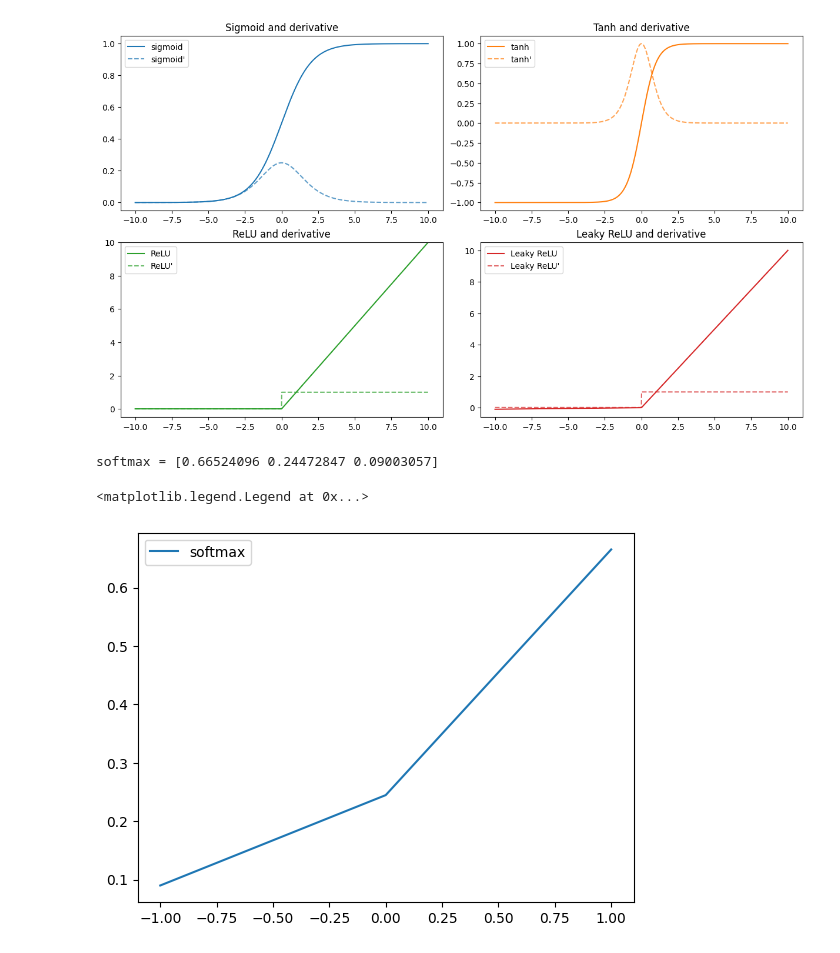
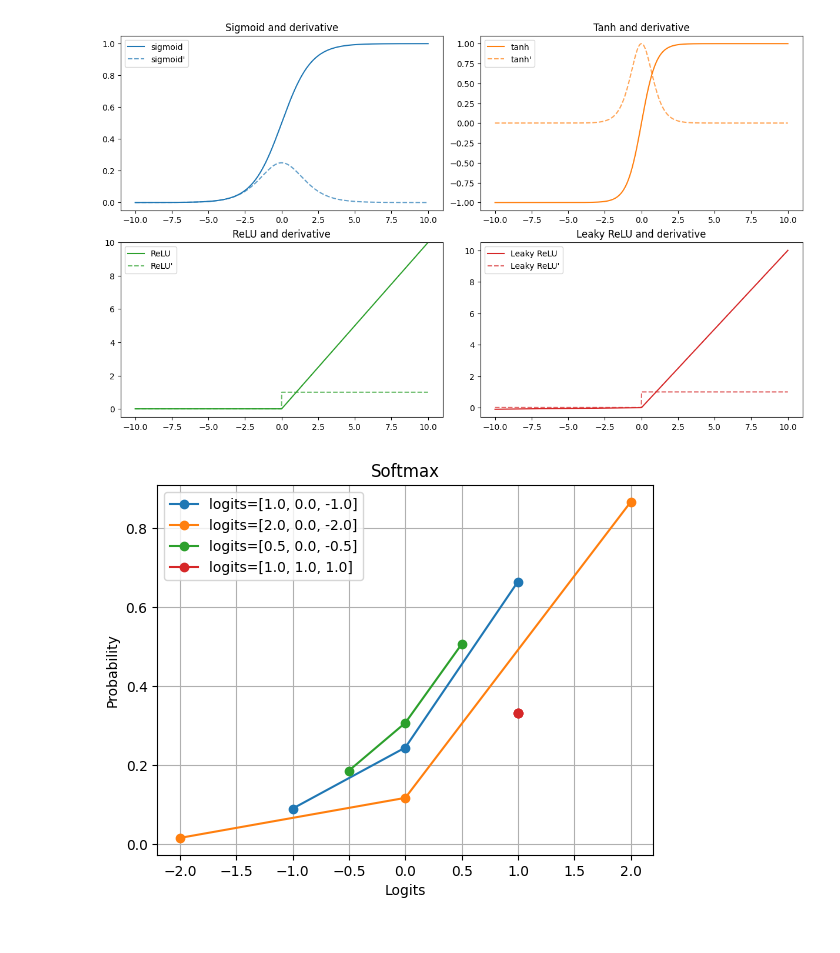
Before and after one commit to sanjaykn8/DL_Lab, a Jupyter notebook: ex1/1-1.ipynb, the cells around one changed output. Drawn from its saved outputs; the diff is of its cells as text; code cells hidden in the pictures.

```diff
--- a/ex1/1-1.ipynb
+++ b/ex1/1-1.ipynb
@@ -77,14 +77,22 @@ def plots():
 plots()
 # %% [output]
 [figure]
+# %%
+logits_list = [
+    np.array([1.0, 0.0, -1.0]),
+    np.array([2.0, 0.0, -2.0]),
+    np.array([0.5, 0.0, -0.5]),
+    np.array([1.0, 1.0, 1.0])
+]
 # %%
-logits = np.array([1.0, 0.0, -1.0])
-print("softmax =", softmax(logits))
+for logits in logits_list:
+    probs = softmax(logits)
+    plt.plot(logits, probs, marker='o', label=f"logits={logits.tolist()}")
+plt.xlabel("Logits")
+plt.ylabel("Probability")
+plt.title("Softmax")
+plt.legend()
+plt.grid(True)
+plt.show()
 # %% [output]
-softmax = [0.66524096 0.24472847 0.09003057]
+[figure, added]
-# %%
-plt.plot(logits, softmax(logits), label = "softmax")
-plt.legend()
-# %% [output]
-<matplotlib.legend.Legend at 0x...>
-[figure, removed]
```
Also changed, not shown: 9 other files.
